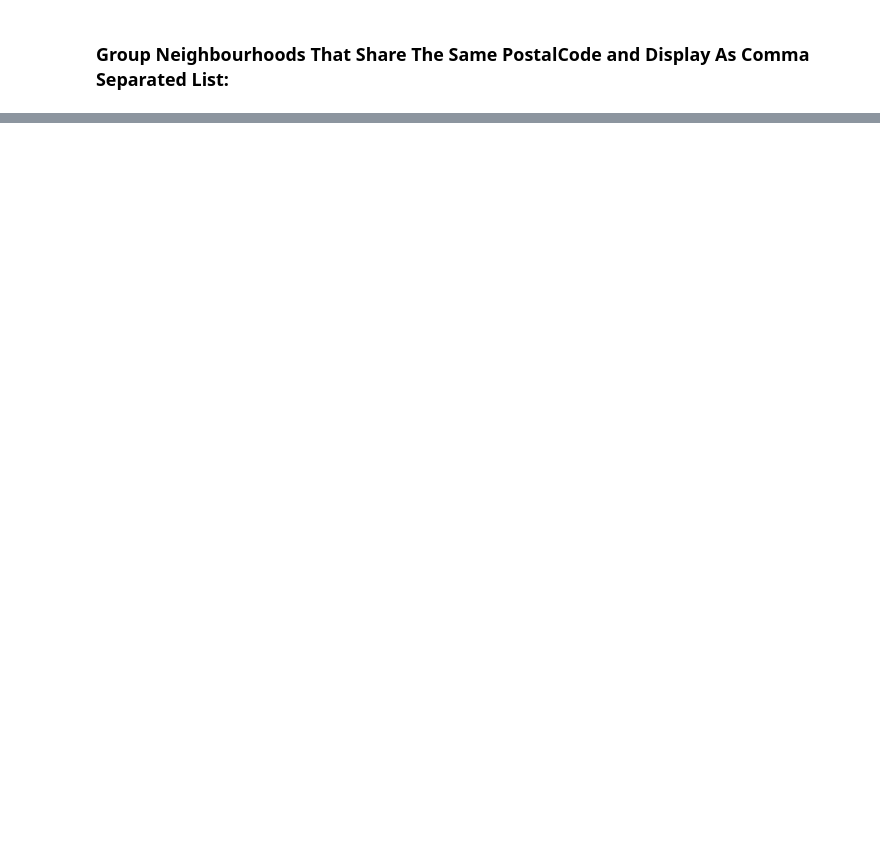
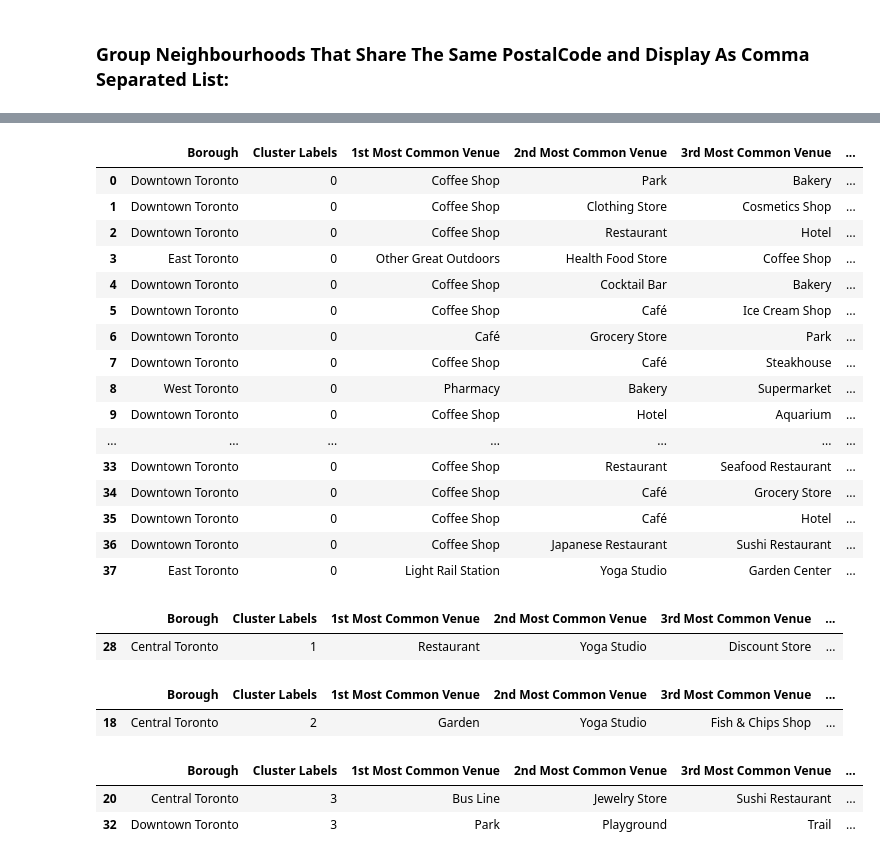
Before and after one commit to CameronPOliver/Coursera_Capstone, a Jupyter notebook: Coursera Capstone Notebook.ipynb, the cells around one changed output, grey strips where cells are left out. Drawn from its saved outputs; the diff is of its cells as text; code cells hidden in the pictures; blank space fills up the shorter version.

Commit message:
Published from Watson Studio.

```diff
--- a/Coursera Capstone Notebook.ipynb
+++ b/Coursera Capstone Notebook.ipynb
@@ -124,0 +331,21 @@ df1.shape
+# %%
+num_top_venues = 10
+
+indicators = ['st', 'nd', 'rd']
+
+# create columns according to number of top venues
+columns = ['Neighborhood']
+for ind in np.arange(num_top_venues):
+    try:
+        columns.append('{}{} Most Common Venue'.format(ind+1, indicators[ind]))
+    except:
+        columns.append('{}th Most Common Venue'.format(ind+1))
+
+# create a new dataframe
+neighborhoods_venues_sorted = pd.DataFrame(columns=columns)
+neighborhoods_venues_sorted['Neighborhood'] = toronto_grouped['Neighborhood']
+
+for ind in np.arange(toronto_grouped.shape[0]):
+    neighborhoods_venues_sorted.iloc[ind, 1:] = return_most_common_venues(toronto_grouped.iloc[ind, :], num_top_venues)
+
+neighborhoods_venues_sorted.head()
@@ -124,0 +361,11 @@ df1.shape
+# %%
+# set number of clusters
+kclusters = 5
+
+toronto_grouped_clustering = toronto_grouped.drop('Neighborhood', 1)
+
+# run k-means clustering
+kmeans = KMeans(n_clusters=kclusters, random_state=0).fit(toronto_grouped_clustering)
+
+# check cluster labels generated for each row in the dataframe
+kmeans.labels_[0:10]
@@ -124,0 +374,10 @@ df1.shape
+# %%
+# add clustering labels
+neighborhoods_venues_sorted.insert(0, 'Cluster Labels', kmeans.labels_)
+
+toronto_merged = df2
+
+# merge toronto_grouped with toronto_data to add latitude/longitude for each neighborhood
+toronto_merged = pd.merge(toronto_merged,neighborhoods_venues_sorted,on='Neighborhood')
+
+toronto_merged.head() # check the last columns!
@@ -124,0 +419,36 @@ df1.shape
+# %%
+toronto_merged.loc[toronto_merged['Cluster Labels'] == 0, toronto_merged.columns[[1] + list(range(5, toronto_merged.shape[1]))]]
+# %% [output]
+|  | Borough | Cluster Labels | 1st Most Common Venue | 2nd Most Common Venue | 3rd Most Common Venue | ... |
+| 0 | Downtown Toronto | 0 | Coffee Shop | Park | Bakery | ... |
+| 1 | Downtown Toronto | 0 | Coffee Shop | Clothing Store | Cosmetics Shop | ... |
+| 2 | Downtown Toronto | 0 | Coffee Shop | Restaurant | Hotel | ... |
+| 3 | East Toronto | 0 | Other Great Outdoors | Health Food Store | Coffee Shop | ... |
+| 4 | Downtown Toronto | 0 | Coffee Shop | Cocktail Bar | Bakery | ... |
+| 5 | Downtown Toronto | 0 | Coffee Shop | Café | Ice Cream Shop | ... |
+| 6 | Downtown Toronto | 0 | Café | Grocery Store | Park | ... |
+| 7 | Downtown Toronto | 0 | Coffee Shop | Café | Steakhouse | ... |
+| 8 | West Toronto | 0 | Pharmacy | Bakery | Supermarket | ... |
+| 9 | Downtown Toronto | 0 | Coffee Shop | Hotel | Aquarium | ... |
+| ... | ... | ... | ... | ... | ... | ... |
+| 33 | Downtown Toronto | 0 | Coffee Shop | Restaurant | Seafood Restaurant | ... |
+| 34 | Downtown Toronto | 0 | Coffee Shop | Café | Grocery Store | ... |
+| 35 | Downtown Toronto | 0 | Coffee Shop | Café | Hotel | ... |
+| 36 | Downtown Toronto | 0 | Coffee Shop | Japanese Restaurant | Sushi Restaurant | ... |
+| 37 | East Toronto | 0 | Light Rail Station | Yoga Studio | Garden Center | ... |
+# %%
+toronto_merged.loc[toronto_merged['Cluster Labels'] == 1, toronto_merged.columns[[1] + list(range(5, toronto_merged.shape[1]))]]
+# %% [output]
+|  | Borough | Cluster Labels | 1st Most Common Venue | 2nd Most Common Venue | 3rd Most Common Venue | ... |
+| 28 | Central Toronto | 1 | Restaurant | Yoga Studio | Discount Store | ... |
+# %%
+toronto_merged.loc[toronto_merged['Cluster Labels'] == 2, toronto_merged.columns[[1] + list(range(5, toronto_merged.shape[1]))]]
+# %% [output]
+|  | Borough | Cluster Labels | 1st Most Common Venue | 2nd Most Common Venue | 3rd Most Common Venue | ... |
+| 18 | Central Toronto | 2 | Garden | Yoga Studio | Fish & Chips Shop | ... |
+# %%
+toronto_merged.loc[toronto_merged['Cluster Labels'] == 3, toronto_merged.columns[[1] + list(range(5, toronto_merged.shape[1]))]]
+# %% [output]
+|  | Borough | Cluster Labels | 1st Most Common Venue | 2nd Most Common Venue | 3rd Most Common Venue | ... |
+| 20 | Central Toronto | 3 | Bus Line | Jewelry Store | Sushi Restaurant | ... |
+| 32 | Downtown Toronto | 3 | Park | Playground | Trail | ... |
```
Also changed, not shown: parts of 34 cells of this notebook.
